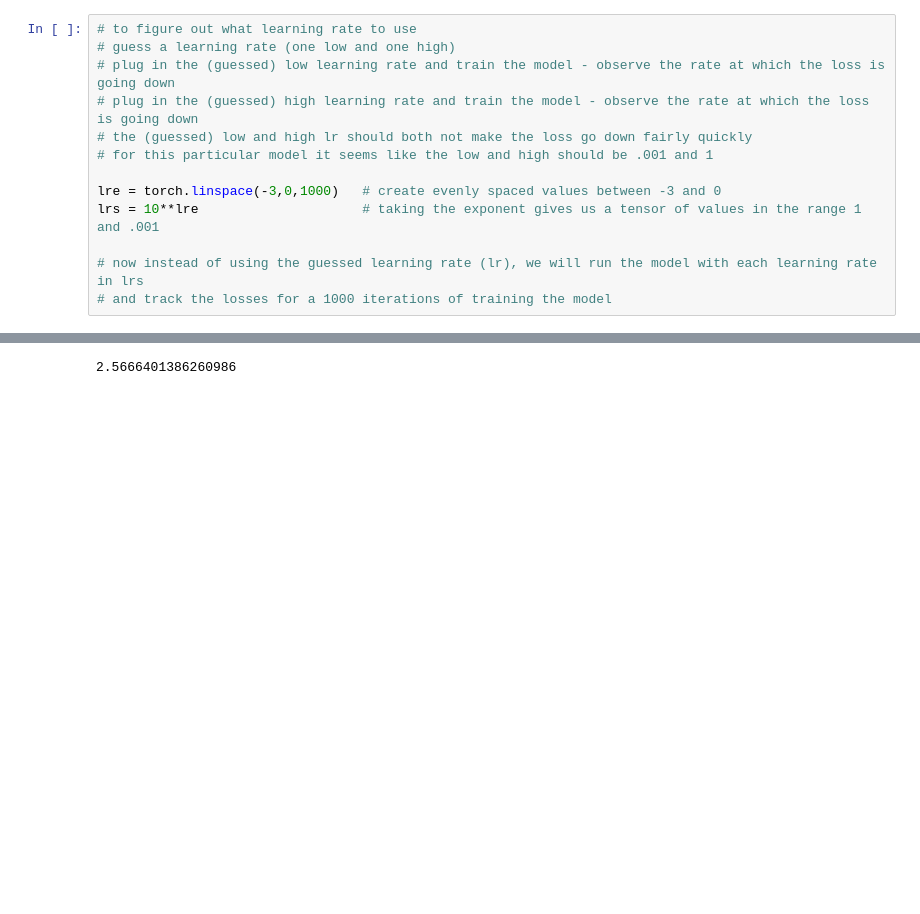
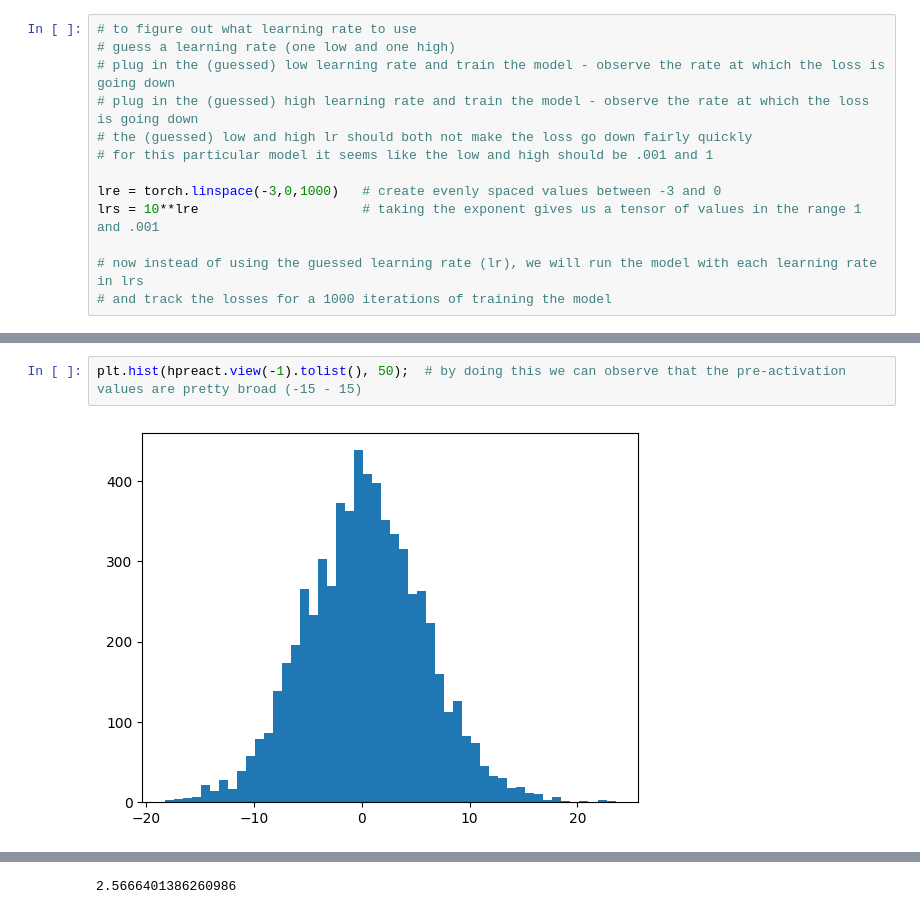
Before and after one commit to sganguly3000ai/makemore, a Jupyter notebook: makemore_03_01.ipynb, the cells around one changed output, grey strips where cells are left out. Cells and saved outputs as stored; diff of their text form; blank space fills up the shorter version.

```diff
--- a/makemore_03_01.ipynb
+++ b/makemore_03_01.ipynb
@@ -175,0 +163,4 @@ for i in range(max_steps):
+# %%
+plt.hist(hpreact.view(-1).tolist(), 50);  # by doing this we can observe that the pre-activation values are pretty broad (-15 - 15)
+# %% [output]
+[figure, added]
```
Also changed, not shown: parts of 8 cells of this notebook.
